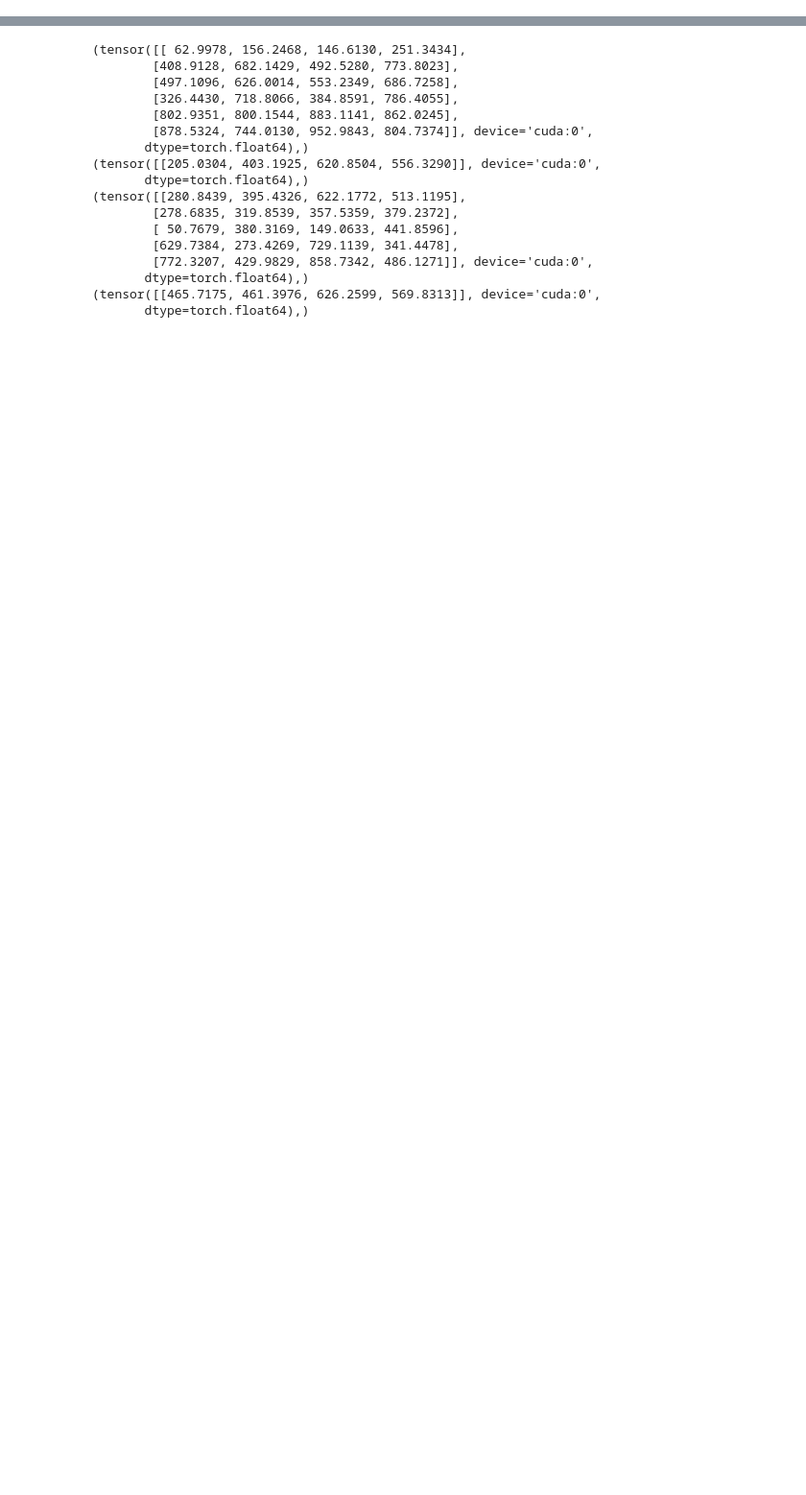
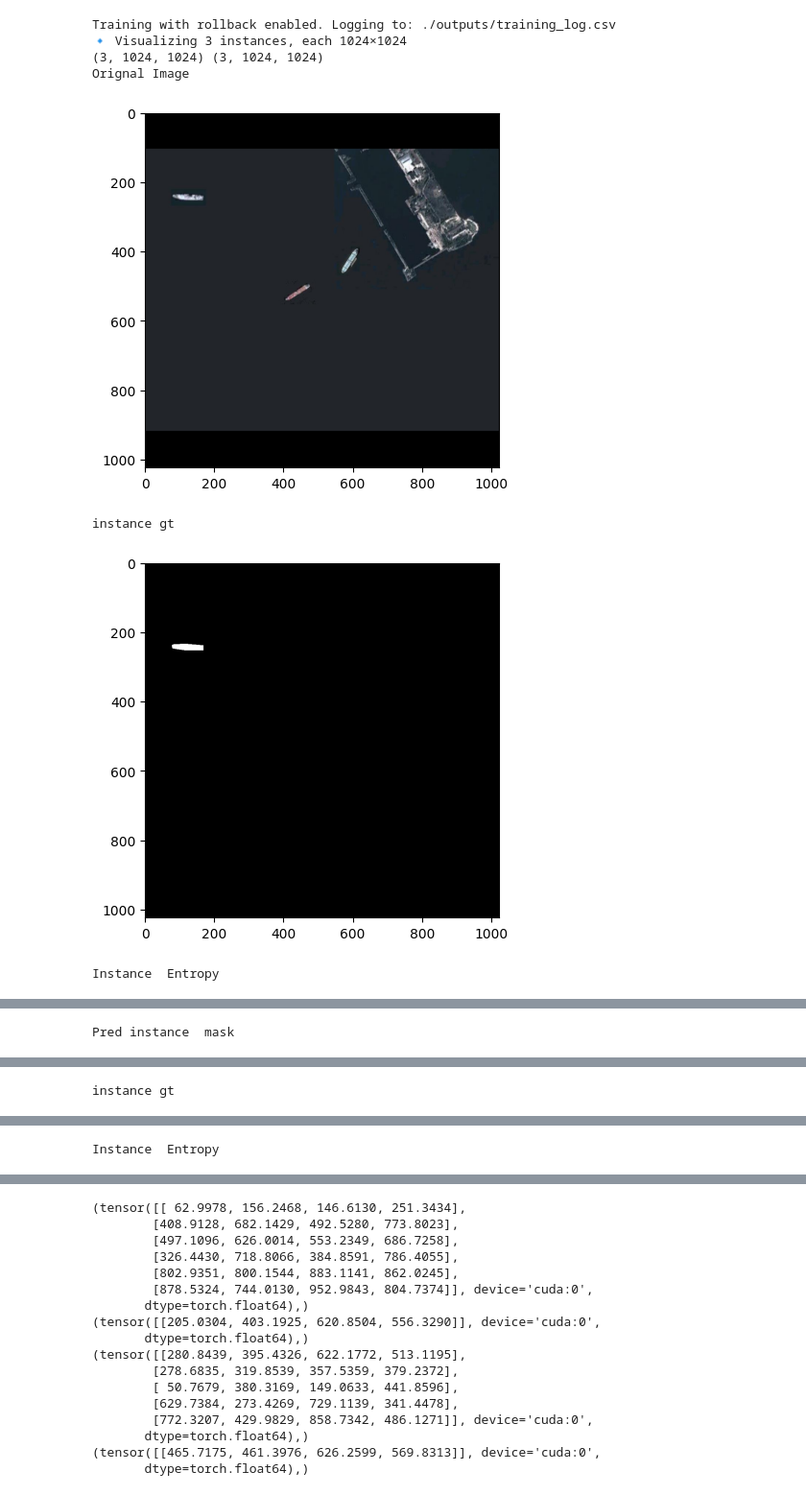
Before and after one commit to MNaseerSubhani/SAM_RSI, a Jupyter notebook: train_test.ipynb, the cells around one changed output, grey strips where cells are left out. Shown at 96% size. Cells and saved outputs as stored; diff of their text form; code cells hidden in the pictures; blank space fills up the shorter version.

```diff
--- a/train_test.ipynb
+++ b/train_test.ipynb
@@ -75,8 +523,9 @@ torch.set_float32_matmul_precision('high')
 # main(cfg)
 # %%
 gpu_ids = [str(i) for i in range(torch.cuda.device_count())]
+num_devices = len(gpu_ids)
 fabric = L.Fabric(accelerator="auto",
-                  devices=len(gpu_ids),
+                  devices=num_devices,
                   strategy="auto",
                   loggers=[TensorBoardLogger(cfg.out_dir)])
 fabric.launch()
@@ -90,21 +539,45 @@ with fabric.device:
     model = Model(cfg)
     model.setup()
 
+
 load_datasets = call_load_dataset(cfg)
-train_data, val_data, pt_data = load_datasets(cfg, img_size=1024, return_pt=True)
+train_data, val_data, pt_data = load_datasets(cfg, img_size=1024, return_pt = True)
 train_data = fabric._setup_dataloader(train_data)
 val_data = fabric._setup_dataloader(val_data)
 pt_data = fabric._setup_dataloader(pt_data)
-
 optimizer, scheduler = configure_opt(cfg, model)
 model, optimizer = fabric.setup(model, optimizer)
 
-if cfg.resume and cfg.model.ckpt is not None:
-    full_checkpoint = fabric.load(cfg.model.ckpt)
-    model.load_state_dict(full_checkpoint["model"])
-    optimizer.load_state_dict(full_checkpoint["optimizer"])
 
-collected = train_sam(cfg, fabric, model, optimizer, scheduler, train_data, val_data, pt_data)
+
+auto_ckpt = None
+
+
+if auto_ckpt is not None:
+    full_checkpoint = fabric.load(auto_ckpt)
+
+    if isinstance(full_checkpoint, dict) and "model" in full_checkpoint:
+        model.load_state_dict(full_checkpoint["model"])
+        if "optimizer" in full_checkpoint:
+            optimizer.load_state_dict(full_checkpoint["optimizer"])
+    else:
+        model.load_state_dict(full_checkpoint)
+    loaded = True
+    fabric.print(f"Resumed from explicit checkpoint: {cfg.model.ckpt}")
+    # state = torch.load(auto_ckpt, map_location=fabric.device)
+    # if isinstance(state, dict) and "model" in state:
+    #     model.load_state_dict(state["model"])
+    #     if "optimizer" in state:
+    #         optimizer.load_state_dict(state["optimizer"])
+    # else:
+    #     model.load_state_dict(state)
+    # fabric.print(f"Auto-resumed from: {auto_ckpt}")
+init_iou = 0.67
+# print('-'*100)
+# print('\033[92mDirect test on the original SAM.\033[0m')
+# init_iou, _, = validate(fabric, cfg, model, val_data, name=cfg.name, epoch=0)
+# print('-'*100)
+# del _
 # %% [output]
 Global seed set to 1337
 loading annotations into memory...
@@ -120,2 +593,13 @@ Done (t=0.02s)
 creating index...
 index created!
+# %%
+train_sam(cfg, fabric, model, optimizer, scheduler, train_data, val_data, init_iou, True)
+# %% [output]
+Training with rollback enabled. Logging to: ./outputs/training_log.csv
+🔹 Visualizing 3 instances, each 1024×1024
+(3, 1024, 1024) (3, 1024, 1024)
+Orignal Image
+[figure, added]
+instance gt
+[figure, added]
+Instance  Entropy
@@ -121,0 +607 @@ index created!
+Pred instance  mask
@@ -121,0 +609 @@ index created!
+instance gt
@@ -121,0 +611 @@ index created!
+Instance  Entropy
```
Also changed, not shown: parts of 10 cells of this notebook, 2 other files.
